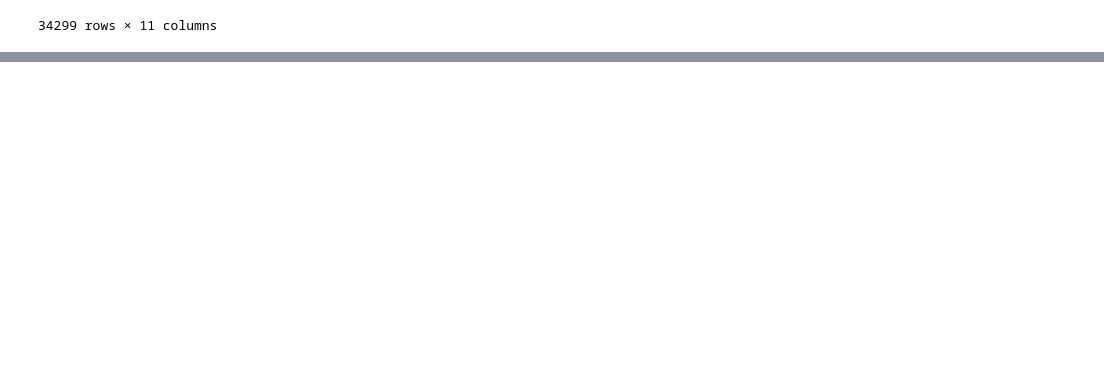
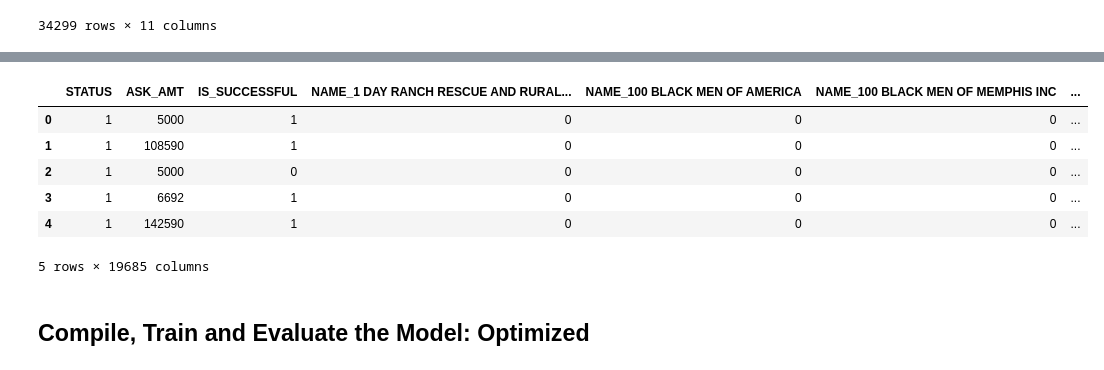
Before and after one commit to randiesinclair/deep-learning-challenge, a Jupyter notebook: AlphabetSoupCharity_Optimization.ipynb, the cells around one changed output, grey strips where cells are left out. Cells and saved outputs as stored; diff of their text form; code cells hidden in the pictures; blank space fills up the shorter version.

Commit message:
add readme/optimize model

```diff
--- a/AlphabetSoupCharity_Optimization.ipynb
+++ b/AlphabetSoupCharity_Optimization.ipynb
@@ -64,0 +212,12 @@ cleanapplication_df
+# %%
+# Convert categorical data to numeric with `pd.get_dummies`
+d_application_df = pd.get_dummies(cleanapplication_df)
+d_application_df.head()
+# %% [output]
+|  | STATUS | ASK_AMT | IS_SUCCESSFUL | NAME_1 DAY RANCH RESCUE AND RURAL... | NAME_100 BLACK MEN OF AMERICA | NAME_100 BLACK MEN OF MEMPHIS INC | ... |
+| 0 | 1 | 5000 | 1 | 0 | 0 | 0 | ... |
+| 1 | 1 | 108590 | 1 | 0 | 0 | 0 | ... |
+| 2 | 1 | 5000 | 0 | 0 | 0 | 0 | ... |
+| 3 | 1 | 6692 | 1 | 0 | 0 | 0 | ... |
+| 4 | 1 | 142590 | 1 | 0 | 0 | 0 | ... |
+5 rows × 19685 columns
@@ -64,0 +241,2 @@ cleanapplication_df
+# %% [markdown]
+## Compile, Train and Evaluate the Model: Optimized
```
Also changed, not shown: parts of 16 cells of this notebook, 45 other files.
